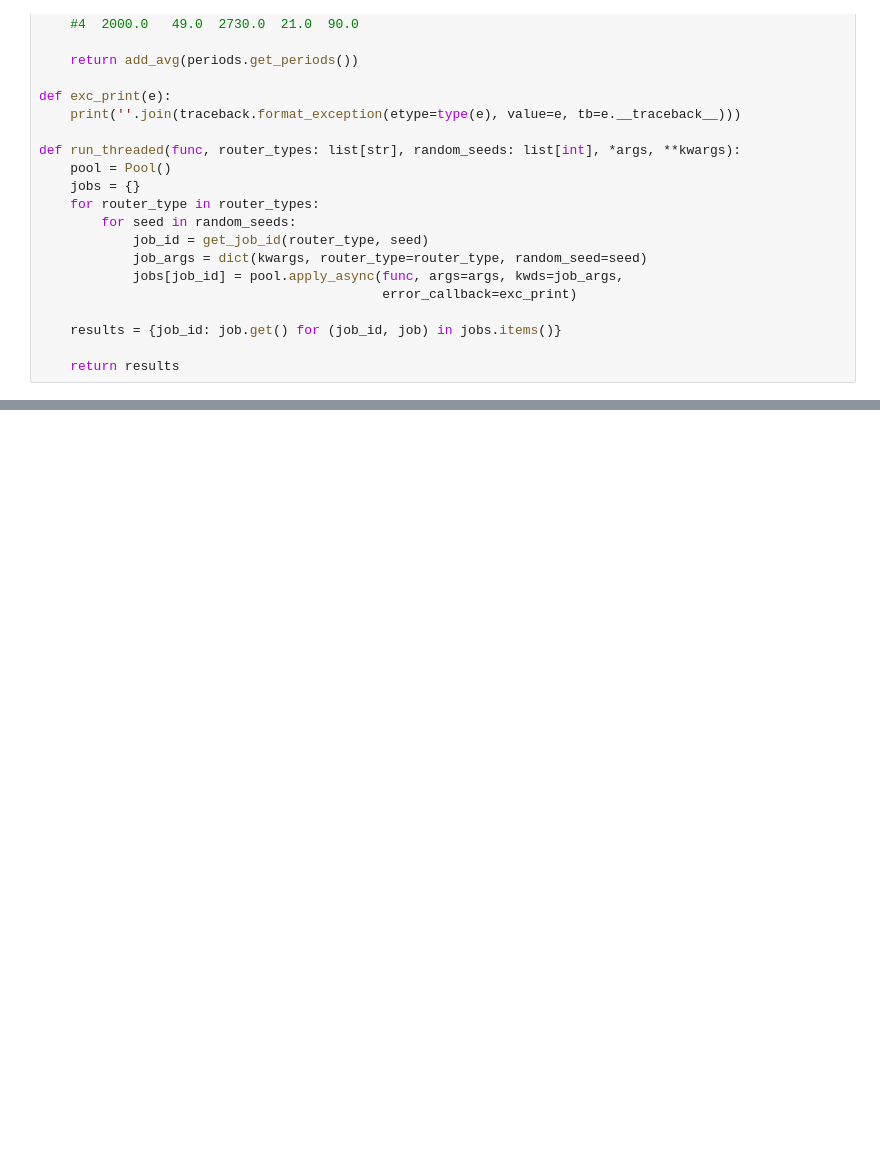
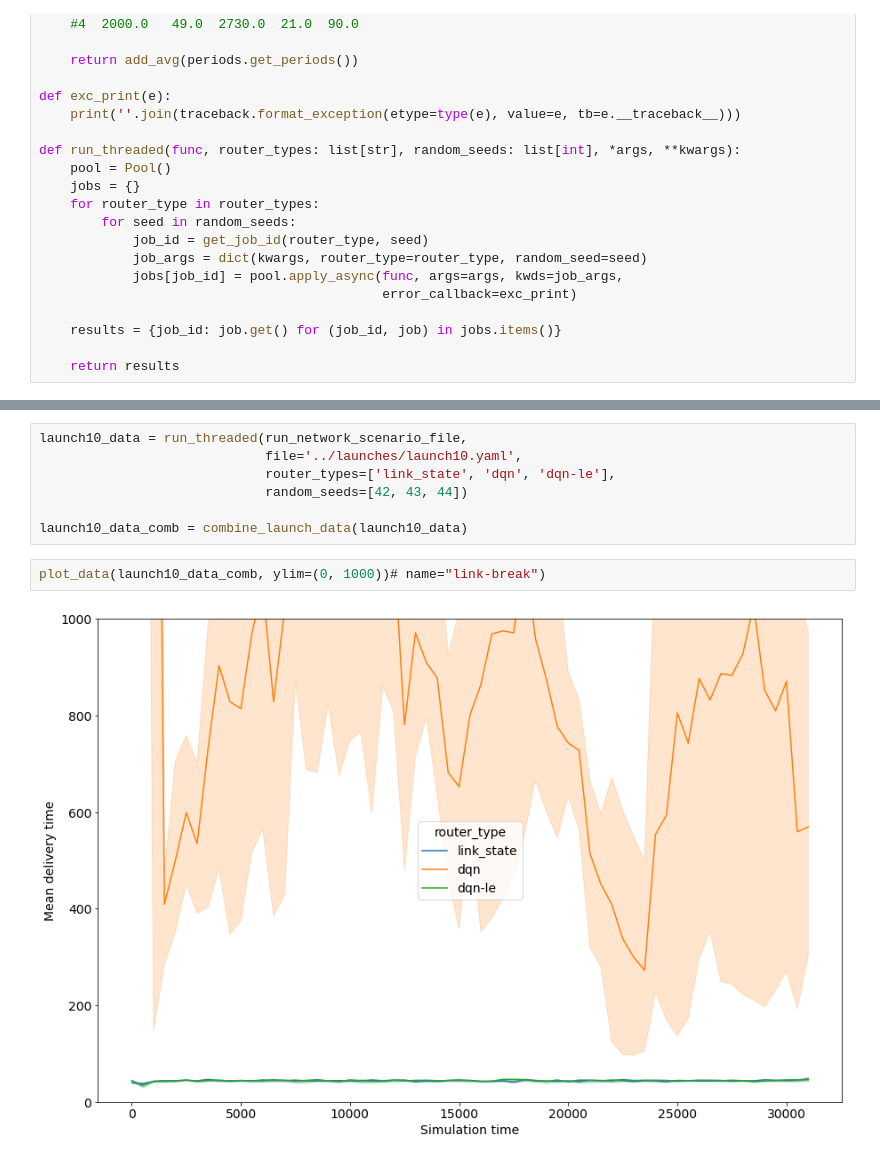
Before and after one commit to vpunch/routesim, a Jupyter notebook: notebooks/run_simulation.ipynb, the cells around one changed output, grey strips where cells are left out. Drawn from its saved outputs; the diff is of its cells as text; blank space fills up the shorter version.

```diff
--- a/notebooks/run_simulation.ipynb
+++ b/notebooks/run_simulation.ipynb
@@ -150,0 +156,11 @@ plot_data(launch8_data_comb, name="link-break")
+# %%
+launch10_data = run_threaded(run_network_scenario_file,
+                             file='../launches/launch10.yaml',
+                             router_types=['link_state', 'dqn', 'dqn-le'],
+                             random_seeds=[42, 43, 44])
+
+launch10_data_comb = combine_launch_data(launch10_data)
+# %%
+plot_data(launch10_data_comb, ylim=(0, 1000))# name="link-break")
+# %% [output]
+[figure, added]
```
Also changed, not shown: parts of 8 cells of this notebook, 32 other files.
